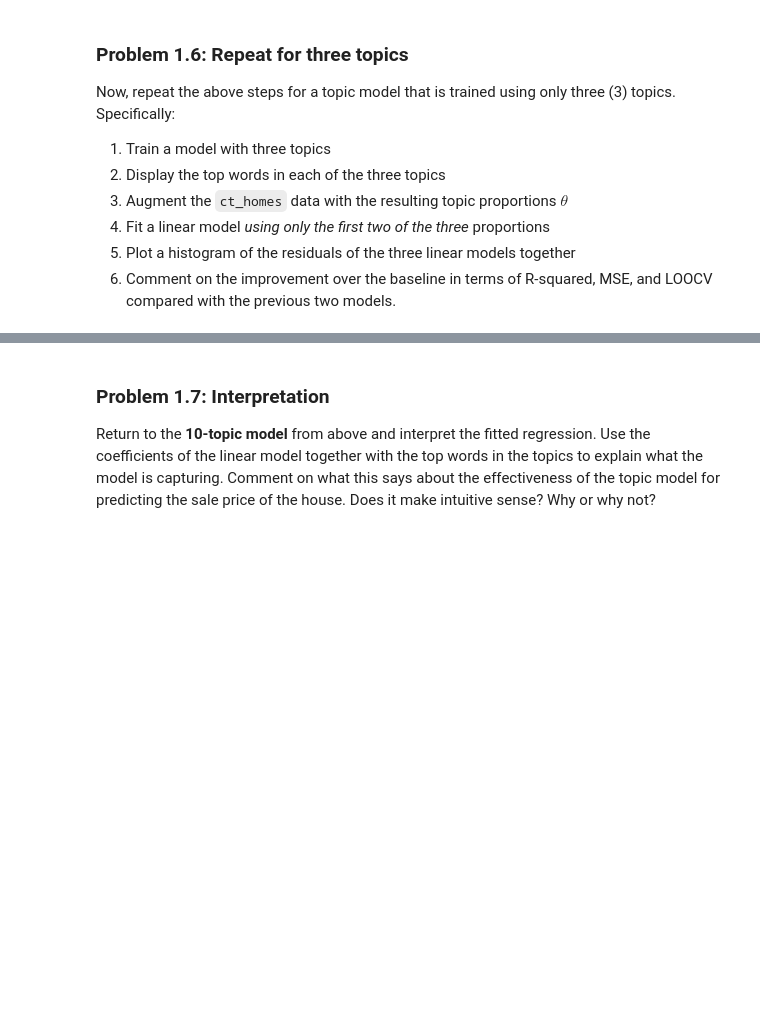
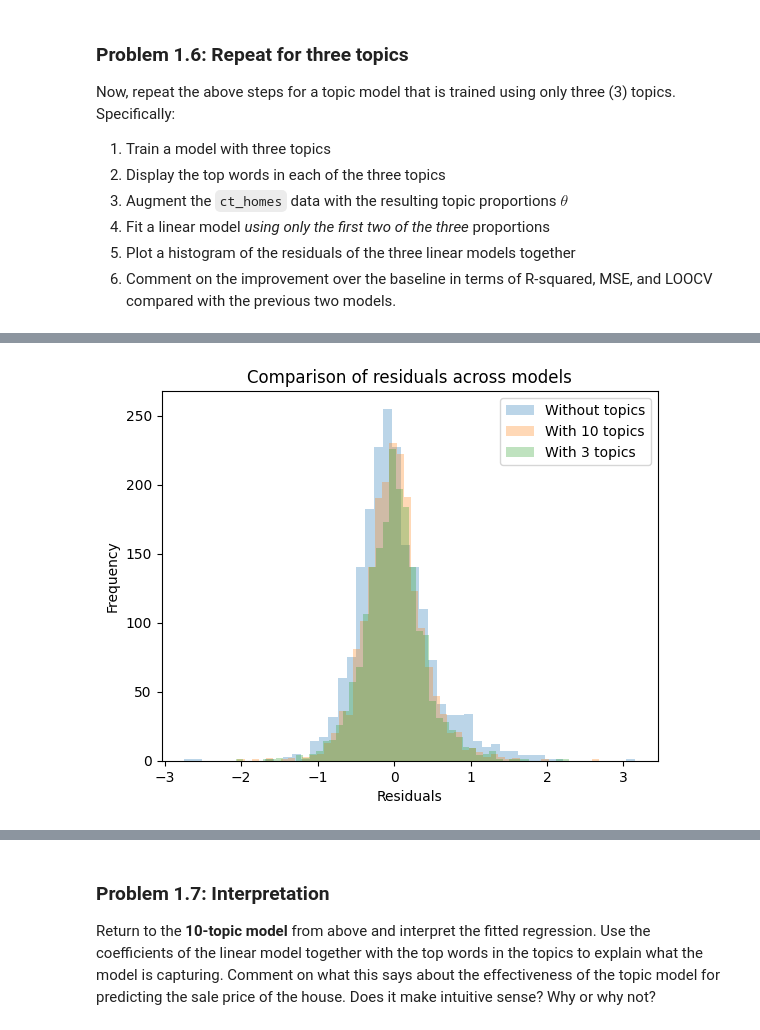
Before and after one commit to yaj0212/Introductory-Machine-Learning, a Jupyter notebook: assignments/assn5/assn5.ipynb, the cells around one changed output, grey strips where cells are left out. Drawn from its saved outputs; the diff is of its cells as text; code cells hidden in the pictures; blank space fills up the shorter version.

```diff
--- a/assignments/assn5/assn5.ipynb
+++ b/assignments/assn5/assn5.ipynb
@@ -479,0 +510,23 @@ Now, repeat the above steps for a topic model that is trained using only three (
+# %%
+# your code here
+%%time
+tm = LatentDirichletAllocation(
+      n_components=3,
+      random_state=100,
+      max_iter=50,
+      learning_method='batch',
+      doc_topic_prior=1,
+      topic_word_prior=0.1
+  )
+tm.fit(dtm)
+num_topics = 3
+num_words = 15
+top_words3 = pd.DataFrame({'word rank': np.arange(1,num_words+1)})
+for k in np.arange(num_topics):
+    top_indices = tm.components_[k].argsort()[::-1][:num_words]
+    words = [id2word[idx] for idx in top_indices]
+    top_words3['topic %d' % k] = words
+display(top_words3)
+theta_matrix = tm.transform(dtm)
+theta = pd.DataFrame(theta_matrix, columns=["Topic"+str(t) for t in range(num_topics)])
+ct_3topics = ct_homes.join(theta)
@@ -484,0 +599,11 @@ model_3topics.summary()
+# %%
+plt.hist(model_without_topics.resid, bins=50, alpha=0.3, label='Without topics')
+plt.hist(model.resid, bins=50, alpha=0.3, label='With 10 topics')
+plt.hist(model_3topics.resid, bins=50, alpha=0.3, label='With 3 topics')
+plt.xlabel('Residuals')
+plt.ylabel('Frequency')
+plt.title('Comparison of residuals across models')
+plt.legend()
+plt.show()
+# %% [output]
+[figure, added]
```
Also changed, not shown: parts of 29 cells of this notebook.
